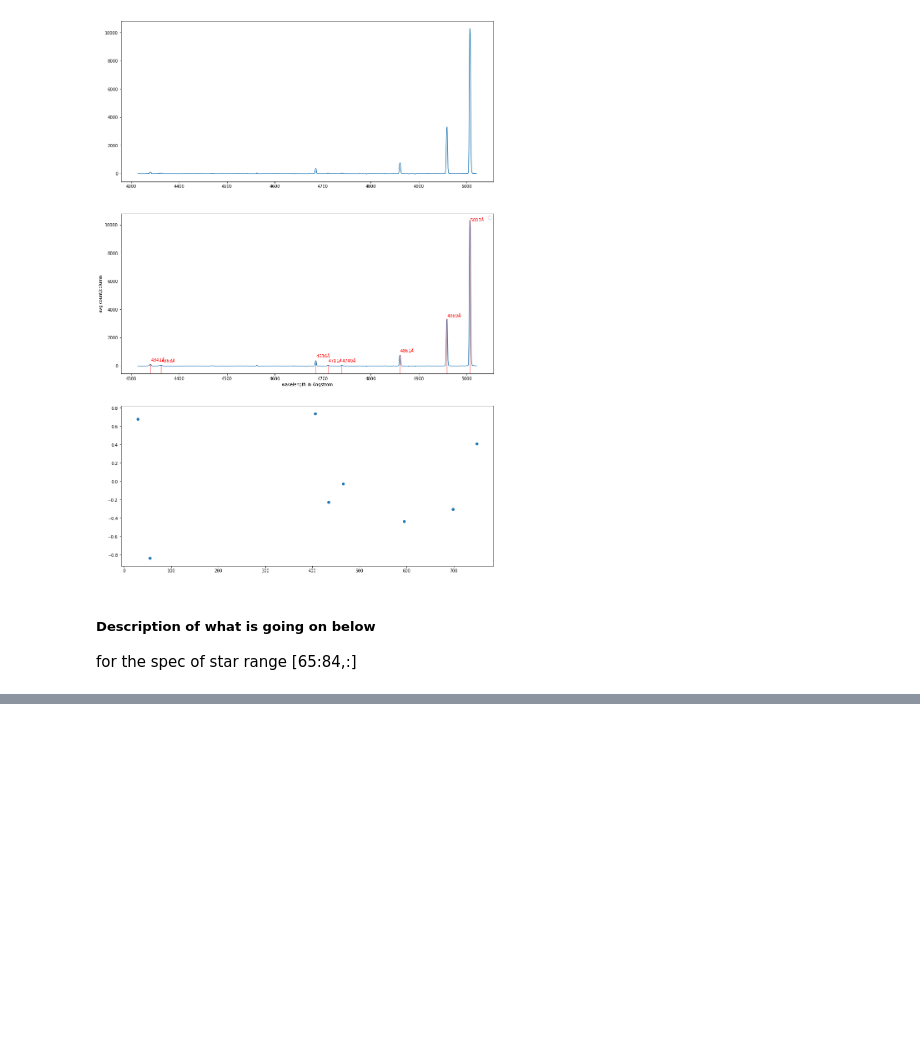
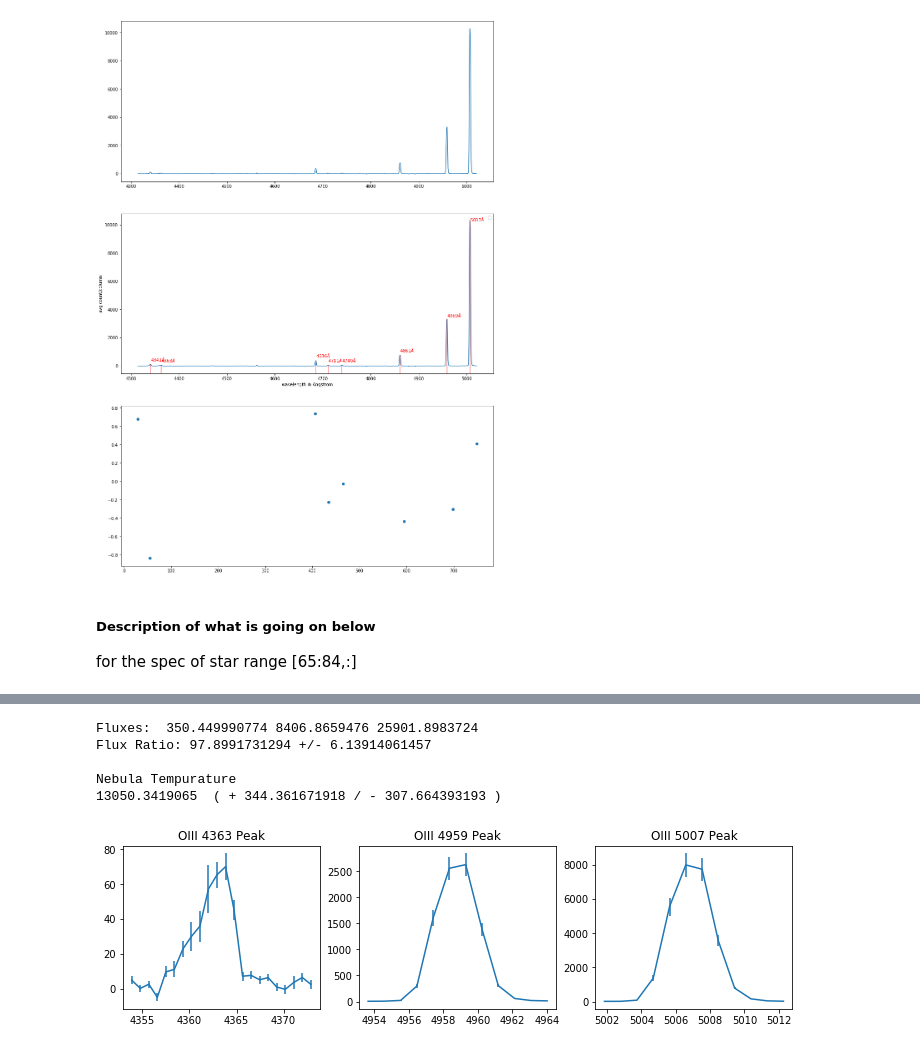
Before and after one commit to NMiklave/ast443-nyc, a Jupyter notebook: lab2/notebook/lab2_analysis.ipynb, the cells around one changed output, grey strips where cells are left out. Drawn from its saved outputs; the diff is of its cells as text; code cells hidden in the pictures; blank space fills up the shorter version.

Commit message:
line ratios!

```diff
--- a/lab2/notebook/lab2_analysis.ipynb
+++ b/lab2/notebook/lab2_analysis.ipynb
@@ -471,0 +475,5 @@ OIII5007        7453.743184318479
+# %%
+table = []
+for i in range(1, len(wl_peakfinal)):
+    table.append([lines[i], neb_fluxcali[wl_peakfinal][i], sig_neb_fluxcali[wl_peakfinal][i]])
+print(table)
@@ -471,0 +486,60 @@ OIII5007        7453.743184318479
+# %%
+# O3 Line ratio, integrating around peaks
+fig, axs = plt.subplots(1, 3, figsize=(12, 3))
+
+axs[0].errorbar(*np.array([[exp_wl[x], neb_fluxcali[x]] for x in range(55-11, 55+11)]).T,
+                yerr=[sig_neb_fluxcali[x] for x in range(55-11, 55+11)])   # Plot area around peak to
+axs[0].set_title('OIII 4363 Peak')                                    # eye the integration range
+OIII_4363 = 0
+OIII_4363_sig = 0
+for i in range(55-11, 55+11):  # For range around peak, Numerical (trapezoidal) integration
+    OIII_4363 += (exp_wl[i+1]-exp_wl[i])*(neb_fluxcali[i]+neb_fluxcali[i+1])/2
+    OIII_4363_sig += sig_neb_fluxcali[i]
+OIII_4363_sig /= np.sqrt(22)
+
+axs[1].errorbar(*np.array([[exp_wl[x], neb_fluxcali[x]] for x in range(699-6, 699+6)]).T,
+                yerr=[sig_neb_fluxcali[x] for x in range(699-6, 699+6)])
+axs[1].set_title('OIII 4959 Peak')
+OIII_4959 = 0
+OIII_4959_sig = 0
+for i in range(699-6, 699+6):
+    OIII_4959 += (exp_wl[i+1]-exp_wl[i])*(neb_fluxcali[i]+neb_fluxcali[i+1])/2
+    OIII_4959_sig += sig_neb_fluxcali[i]
+OIII_4959_sig /= np.sqrt(12)
+
+axs[2].errorbar(*np.array([[exp_wl[x], neb_fluxcali[x]] for x in range(749-5, 749+7)]).T,
+                yerr=[sig_neb_fluxcali[x] for x in range(749-5, 749+7)])
+axs[2].set_title('OIII 5007 Peak')
+OIII_5007 = 0
+OIII_5007_sig = 0
+for i in range(749-5, 749+7):
+    OIII_5007 += (exp_wl[i+1]-exp_wl[i])*(neb_fluxcali[i]+neb_fluxcali[i+1])/2
+    OIII_5007_sig += sig_neb_fluxcali[i]
+OIII_5007_sig /= np.sqrt(12)
+
+print('Fluxes: ', OIII_4363, OIII_4959, OIII_5007)
+OIII_ratio = (OIII_4959+OIII_5007)/(OIII_4363)
+OIII_ratio_sig=OIII_ratio*np.sqrt( pow(OIII_4363_sig/OIII_4363, 2) +
+                                  (OIII_4959_sig**2 + OIII_5007_sig**2)/((OIII_4959+OIII_5007)**2)
+                                 )
+print('Flux Ratio:', OIII_ratio, '+/-', OIII_ratio_sig)
+
+
+# Solve for T by finding roots
+function = lambda T : 7.9*np.exp(3.29e4 / T)-OIII_ratio*(1+.45*pow(T, -1/2))
+function_pos = lambda T : 7.9*np.exp(3.29e4 / T)-(OIII_ratio+OIII_ratio_sig)*(1+.45*pow(T, -1/2))
+function_neg = lambda T : 7.9*np.exp(3.29e4 / T)-(OIII_ratio-OIII_ratio_sig)*(1+.45*pow(T, -1/2))
+roots = fsolve(function, 10000)
+roots_pos = fsolve(function_pos, 10000)
+roots_neg = fsolve(function_neg, 10000)
+
+print('\nNebula Tempurature')
+print(*roots, ' ( +',*roots_neg-roots, '/ -',*roots-roots_pos,')')
+plt.show()
+# %% [output]
+Fluxes:  350.449990774 8406.8659476 25901.8983724
+Flux Ratio: 97.8991731294 +/- 6.13914061457
+
+Nebula Tempurature
+13050.3419065  ( + 344.361671918 / - 307.664393193 )
+[figure, added]
```
Also changed, not shown: parts of 12 cells of this notebook, 1 other file.
